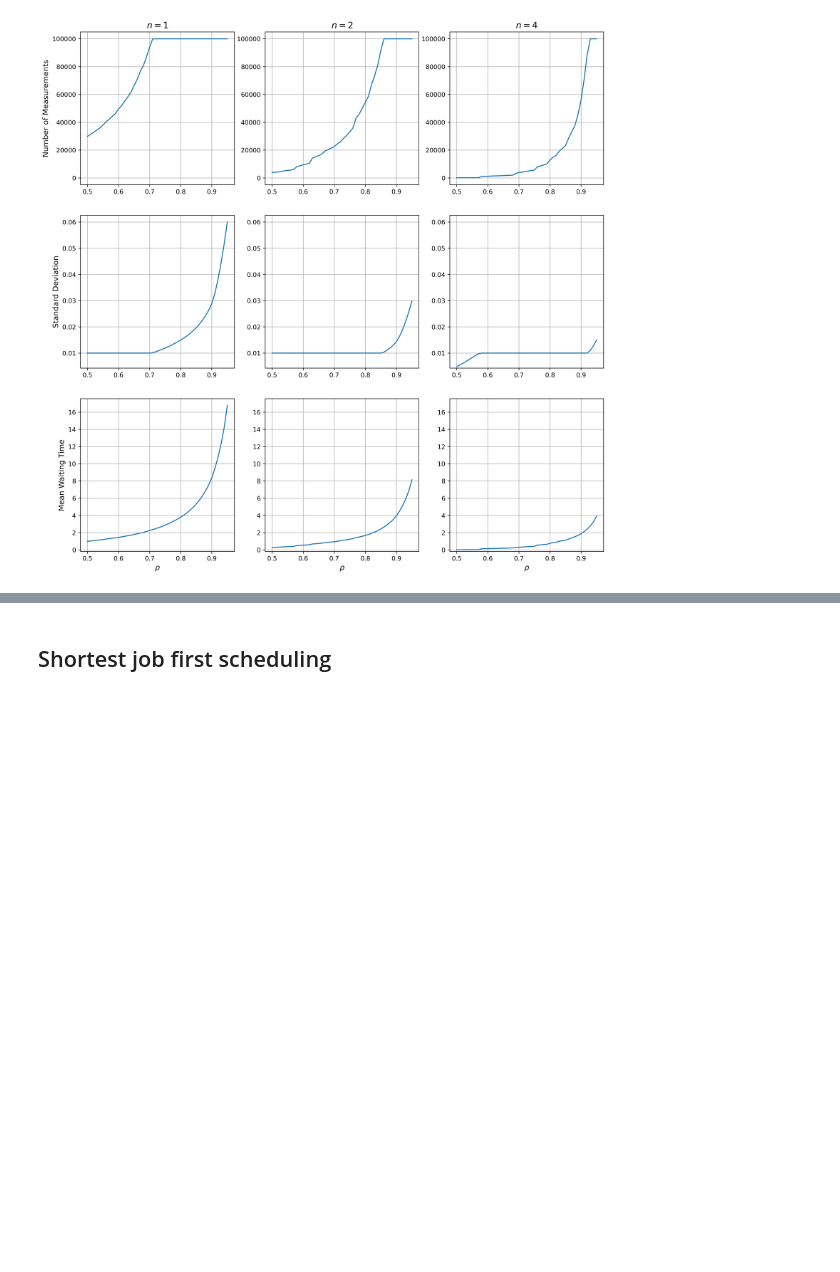
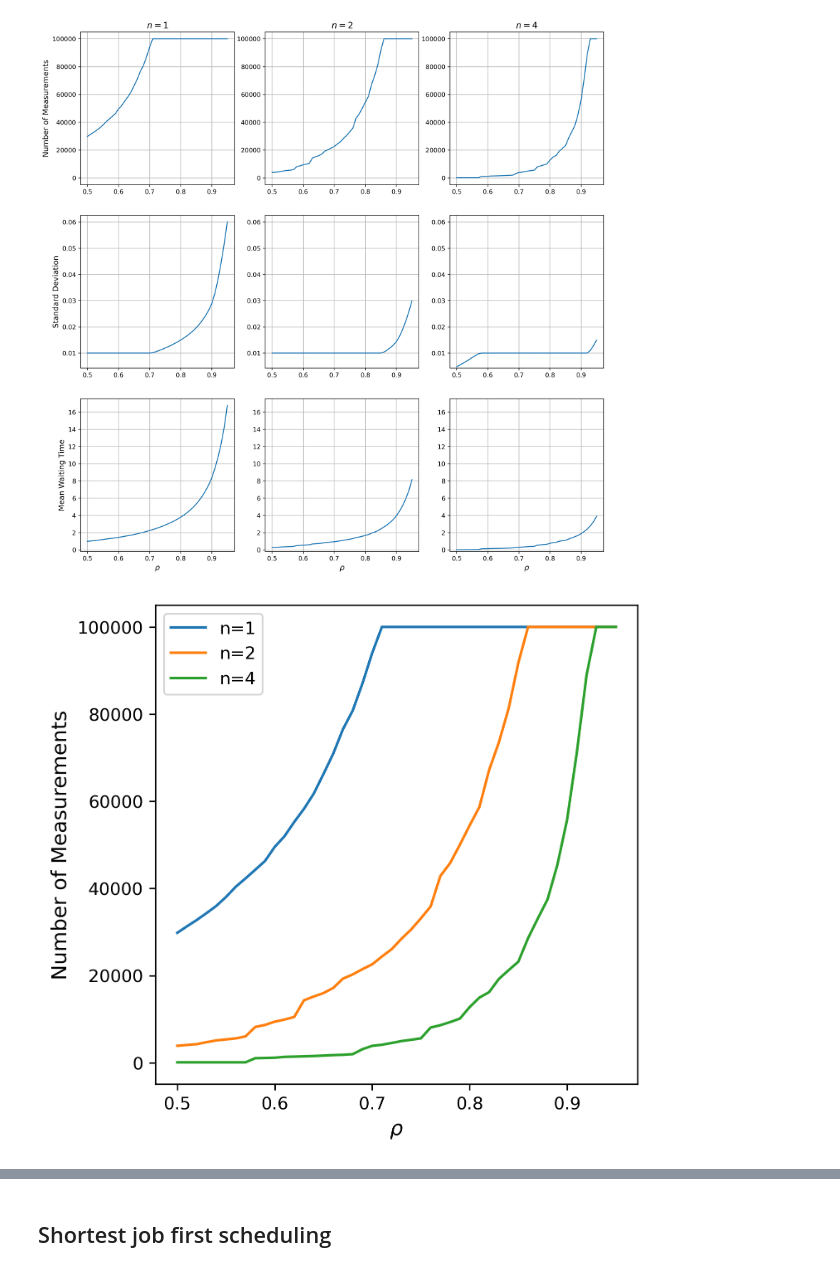
Before and after one commit to tuaosh/StochSim-Assignment-2, a Jupyter notebook: simulations.ipynb, the cells around one changed output, grey strips where cells are left out. Cells and saved outputs as stored; diff of their text form; code cells hidden in the pictures; blank space fills up the shorter version.

Commit message:
New plots

```diff
--- a/simulations.ipynb
+++ b/simulations.ipynb
@@ -257,3 +257,18 @@ for i in range(3):
 plt.show()
 # %% [output]
 [figure]
+# %%
+fig, ax = plt.subplots(1, 1, figsize=(5, 5))
+ax.plot(RHO, [len(l) for l in list_M_M_1], label="n=1")
+ax.plot(RHO, [len(l) for l in list_M_M_2], label="n=2")
+ax.plot(RHO, [len(l) for l in list_M_M_4], label="n=4")
+
+ax.set_ylabel("Number of Measurements", fontsize=12)
+
+ax.set_xlabel(r"$\rho$", fontsize=12)
+
+ax.legend()
+
+plt.show()
+# %% [output]
+[figure, added]
```
Also changed, not shown: parts of 8 cells of this notebook, 12 other files.
